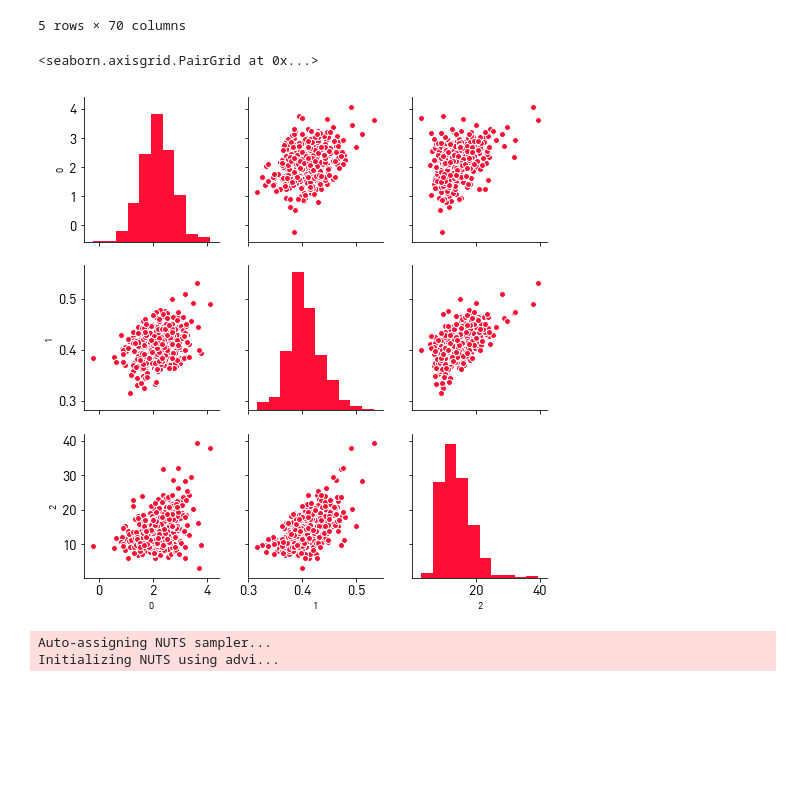
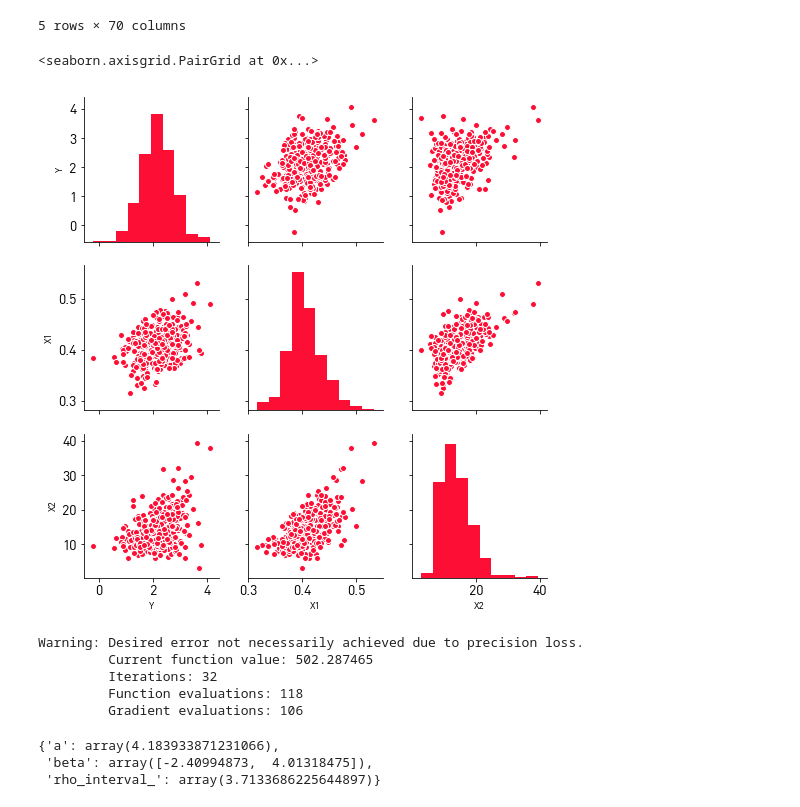
Before and after one commit to ljwolf/bayespatial, a Jupyter notebook: example_modelfit.ipynb, the cells around one changed output. Cells and saved outputs as stored; diff of their text form; code cells hidden in the pictures; blank space fills up the shorter version.

```diff
--- a/example_modelfit.ipynb
+++ b/example_modelfit.ipynb
@@ -31,10 +31,10 @@ Y = np.log(df[['HR90']].values)
 X = df[['GI89', 'FH90']].values
 N,P = X.shape
 # %%
-sns.pairplot(pd.DataFrame([Y.flatten(),*X.T]).T)
+sns.pairplot(pd.DataFrame([Y.flatten(),*X.T], index = ['Y', 'X1', 'X2']).T)
 # %% [output]
 <seaborn.axisgrid.PairGrid at 0x...>
-[figure, old version]
+[figure, new version]
 # %%
 W = ps.weights.Queen.from_dataframe(df)
 # %%
@@ -55,6 +58,18 @@ with mc.Model() as SE:
+# %%
+with SE:
+    start = mc.find_MAP()
+# %% [output]
+Warning: Desired error not necessarily achieved due to precision loss.
+         Current function value: 502.287465
+         Iterations: 32
+         Function evaluations: 118
+         Gradient evaluations: 106
+# %%
+start
+# %% [output]
+{'a': array(4.183933871231066),
+ 'beta': array([-2.40994873,  4.01318475]),
+ 'rho_interval_': array(3.7133686225644897)}
 # %%
 with SE:
-    trace = mc.sample(50)
+    trace = mc.sample(2000, step=mc.NUTS(), start=start)
-# %% [output]
-Auto-assigning NUTS sampler...
-Initializing NUTS using advi...
```
Also changed, not shown: parts of 5 cells of this notebook, 2 other files.
